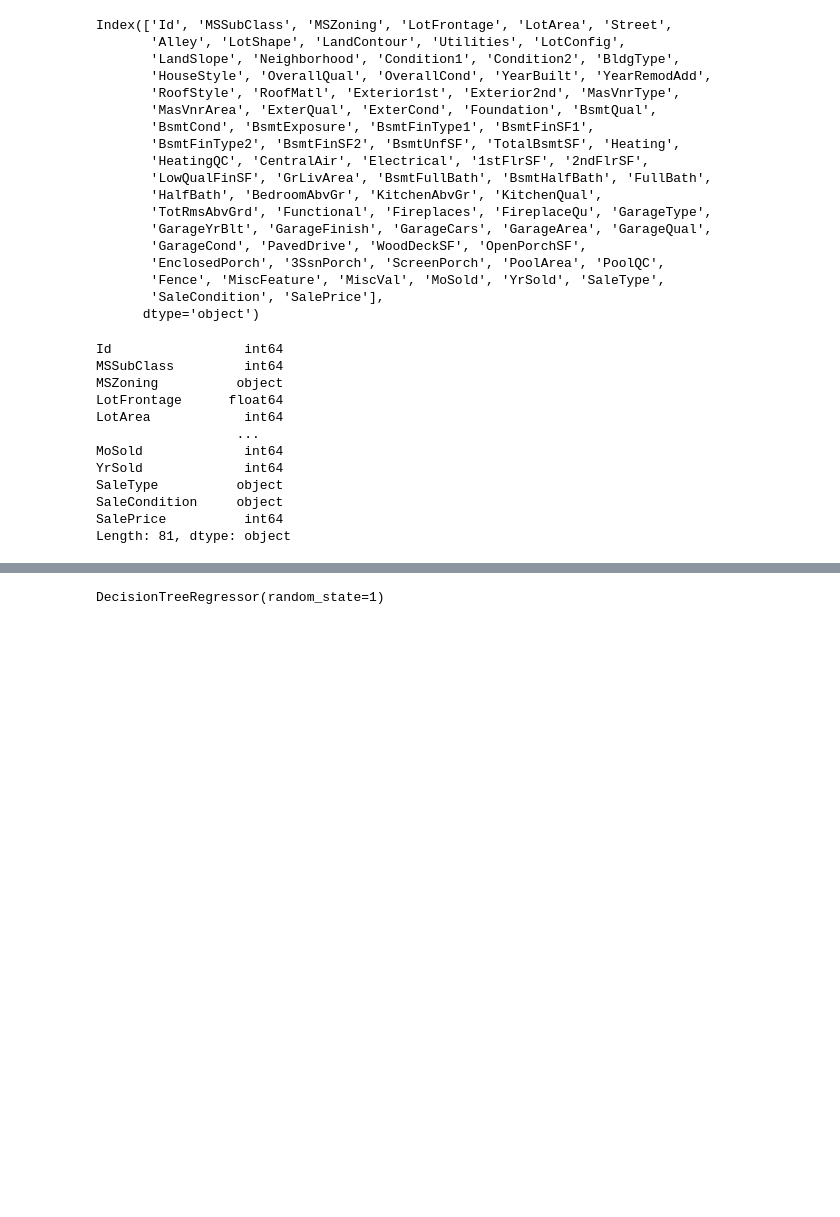
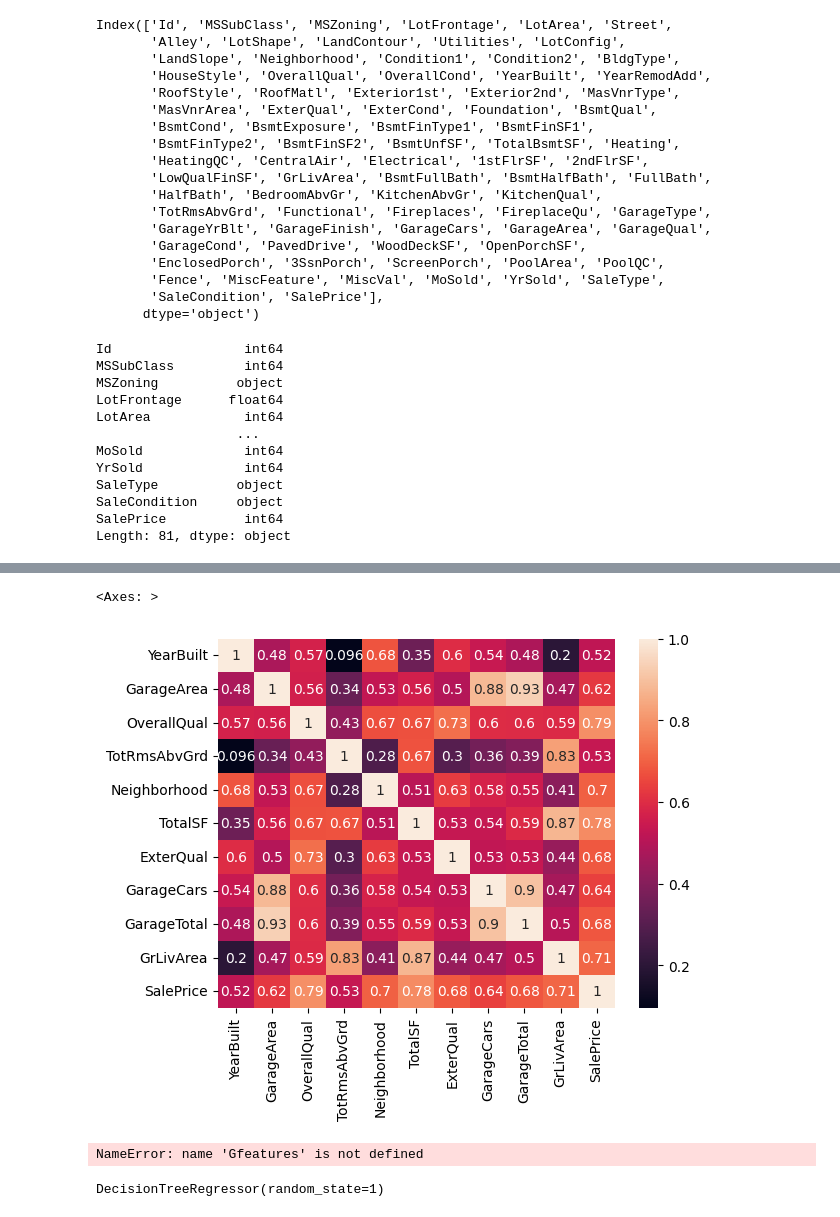
Before and after one commit to HammyLA/HousingPricesBeginnerML, a Jupyter notebook: housingprices.ipynb, the cells around one changed output, grey strips where cells are left out. Cells and saved outputs as stored; diff of their text form; code cells hidden in the pictures; blank space fills up the shorter version.

```diff
--- a/housingprices.ipynb
+++ b/housingprices.ipynb
@@ -208,0 +287,7 @@ X[['LotArea', 'LotFrontage', '']]
+# %%
+qualmap = {'Po' : 1, 'Fa' : 2, 'TA' : 3, 'Gd' : 4, 'Ex' : 5}
+X['ExterQual'] = X['ExterQual'].map(qualmap)
+X_test['ExterQual'] = X_test['ExterQual'].map(qualmap)
+X['ExterCond'] = X['ExterCond'].map(qualmap)
+X_test['ExterCond'] = X_test['ExterCond'].map(qualmap)
+X
@@ -208,0 +318,10 @@ X[['LotArea', 'LotFrontage', '']]
+# %%
+SFfeatures = ['TotalBsmtSF', '2ndFlrSF', '1stFlrSF']
+Gfeatures = ['GarageTotal', 'GarageCars']
+
+X['TotalSF'] = X['TotalBsmtSF'] + X['2ndFlrSF'] + X['1stFlrSF']
+X_test['TotalSF'] = X_test['TotalBsmtSF'] + X_test['2ndFlrSF'] + X_test['1stFlrSF']
+
+X['GarageTotal'] = X['GarageArea'] * X['GarageCars']
+X_test['GarageTotal'] = X_test['GarageArea'] * X_test['GarageCars']
+X
@@ -209,3 +352,23 @@ X[['LotArea', 'LotFrontage', '']]
+# %%
+X_corr = X[['YearBuilt', 'GarageArea','OverallQual','TotRmsAbvGrd', 'Neighborhood', 'TotalSF', 'ExterQual','GarageCars', 'GarageTotal', 'GrLivArea', 'SalePrice']].dropna().corr()
+sns.heatmap(X_corr, annot=True)
+# %% [output]
+<Axes: >
+[figure, added]
+# %%
+X = X.drop('SalePrice', axis=1)
+
+X = X.drop('ExterCond', axis=1)
+X_test = X_test.drop('ExterCond', axis=1)
+
+X = X.drop(SFfeatures, axis=1)
+X_test = X_test.drop(SFfeatures, axis=1)
+
+X = X.drop(Gfeatures, axis=1)
+X_test = X_test.drop(Gfeatures, axis=1)
+X
+# %% [output]
+NameError: name 'Gfeatures' is not defined
 # %%
 
 from sklearn.tree import DecisionTreeRegressor
```
Also changed, not shown: parts of 25 cells of this notebook, 1 other file.
